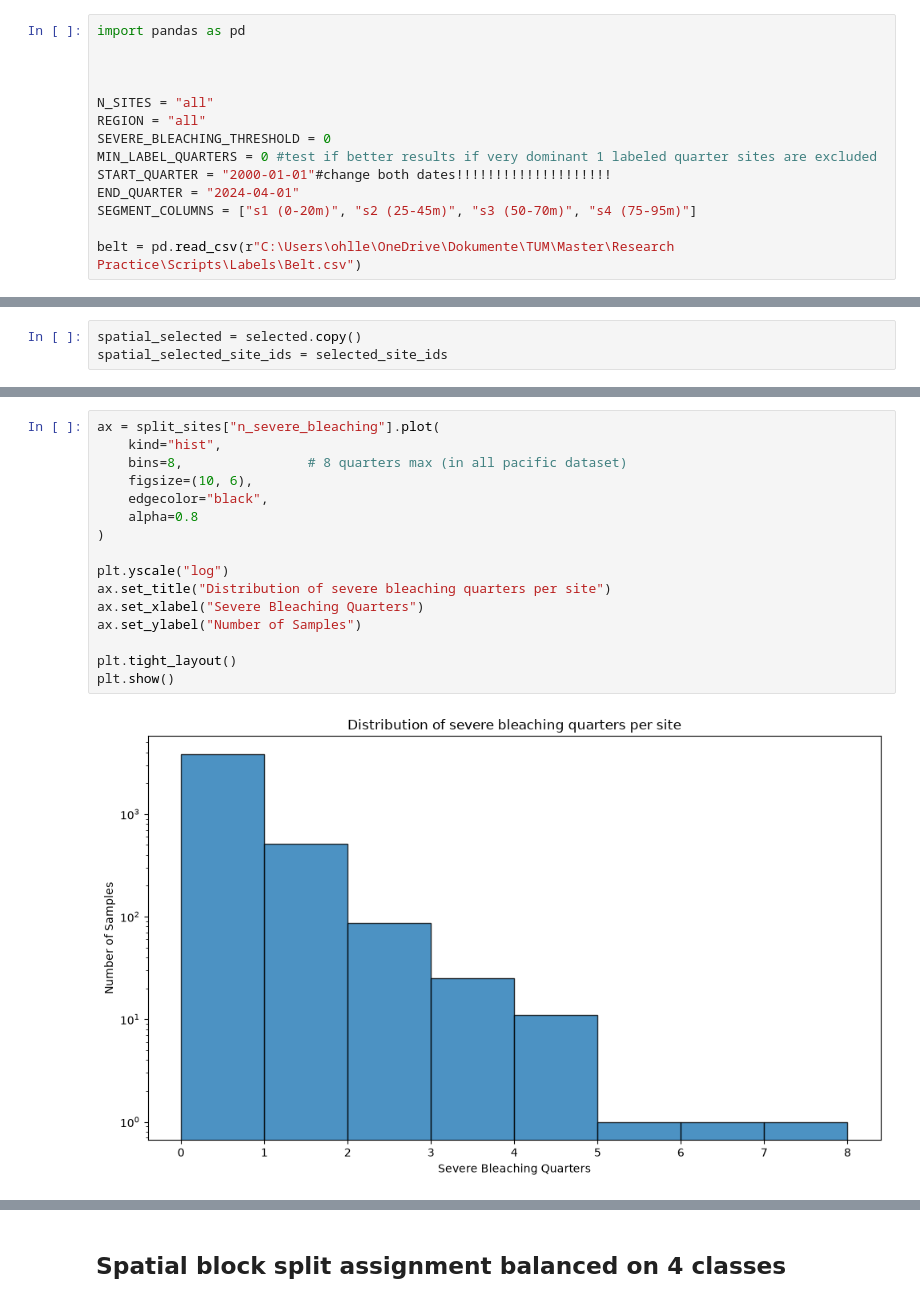
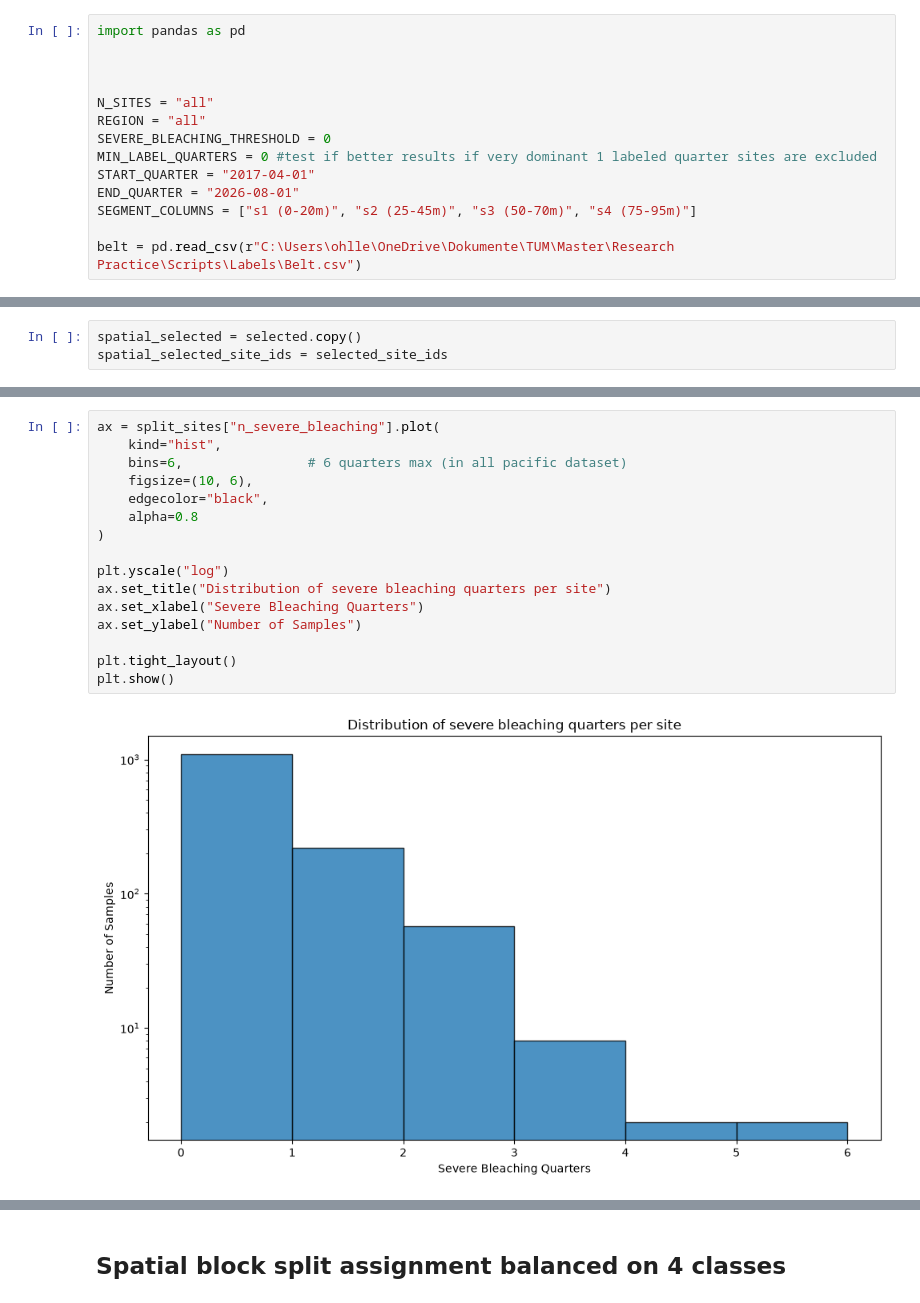
Before and after one commit to Leon1799/Research-Practice, a Jupyter notebook: Scripts/Labels/siteselection and data viz.ipynb, the cells around one changed output, grey strips where cells are left out. Saved outputs shown, nothing was run; the diff lists cells and outputs as text.

```diff
--- a/Scripts/Labels/siteselection and data viz.ipynb
+++ b/Scripts/Labels/siteselection and data viz.ipynb
@@ -14,8 +14,8 @@ N_SITES = "all"
 REGION = "all"
 SEVERE_BLEACHING_THRESHOLD = 0
 MIN_LABEL_QUARTERS = 0 #test if better results if very dominant 1 labeled quarter sites are excluded
-START_QUARTER = "2000-01-01"#change both dates!!!!!!!!!!!!!!!!!!!!
-END_QUARTER = "2024-04-01"
+START_QUARTER = "2017-04-01"
+END_QUARTER = "2026-08-01"
 SEGMENT_COLUMNS = ["s1 (0-20m)", "s2 (25-45m)", "s3 (50-70m)", "s4 (75-95m)"]
 
 belt = pd.read_csv(r"C:\Users\ohlle\OneDrive\Dokumente\TUM\Master\Research Practice\Scripts\Labels\Belt.csv")
@@ -374,21 +374,21 @@ plt.show()
 # %%
 ax = split_sites["n_severe_bleaching"].plot(
     kind="hist",
-    bins=8,                # 8 quarters max (in all pacific dataset)
+    bins=6,                # 6 quarters max (in all pacific dataset)
     figsize=(10, 6),
     edgecolor="black",
     alpha=0.8
 )
 
 plt.yscale("log")
 ax.set_title("Distribution of severe bleaching quarters per site")
 ax.set_xlabel("Severe Bleaching Quarters")
 ax.set_ylabel("Number of Samples")
 
 plt.tight_layout()
 plt.show()
 # %% [output]
-[figure, old version]
+[figure, new version]
 # %%
 # bins for balancing
 
```
Also changed, not shown: parts of 30 cells of this notebook, 13 other files.
